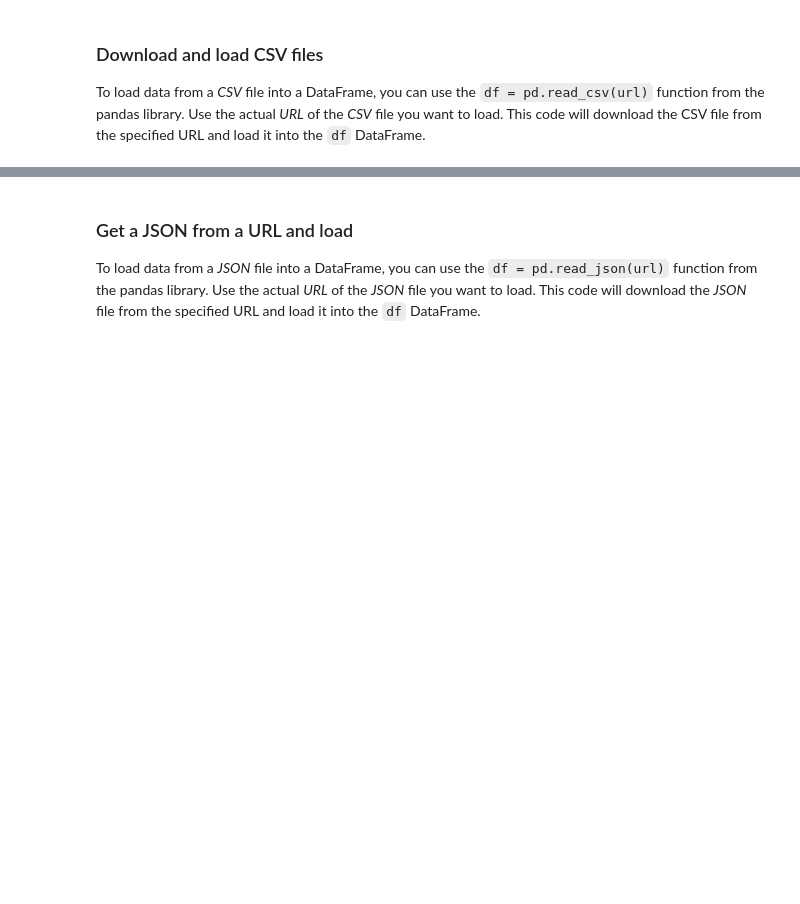
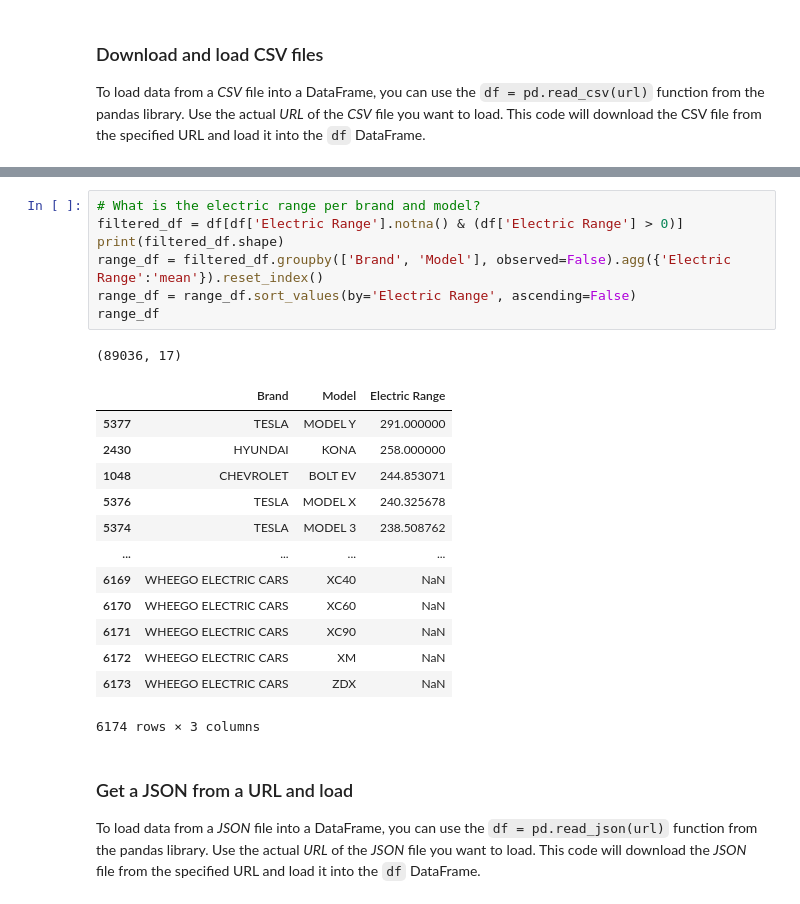
Before and after one commit to NicoG2023/Data_Science_Introduction, a Jupyter notebook: Classes/EDA-DataCleaning.ipynb, the cells around one changed output, grey strips where cells are left out. Drawn from its saved outputs; the diff is of its cells as text; blank space fills up the shorter version.

```diff
--- a/Classes/EDA-DataCleaning.ipynb
+++ b/Classes/EDA-DataCleaning.ipynb
@@ -27,3 +92,25 @@ df.head()
+# %%
+# What is the electric range per brand and model?
+filtered_df = df[df['Electric Range'].notna() & (df['Electric Range'] > 0)]
+print(filtered_df.shape)
+range_df = filtered_df.groupby(['Brand', 'Model'], observed=False).agg({'Electric Range':'mean'}).reset_index()
+range_df = range_df.sort_values(by='Electric Range', ascending=False)
+range_df
+# %% [output]
+(89036, 17)
+|  | Brand | Model | Electric Range |
+| 5377 | TESLA | MODEL Y | 291.000000 |
+| 2430 | HYUNDAI | KONA | 258.000000 |
+| 1048 | CHEVROLET | BOLT EV | 244.853071 |
+| 5376 | TESLA | MODEL X | 240.325678 |
+| 5374 | TESLA | MODEL 3 | 238.508762 |
+| ... | ... | ... | ... |
+| 6169 | WHEEGO ELECTRIC CARS | XC40 | NaN |
+| 6170 | WHEEGO ELECTRIC CARS | XC60 | NaN |
+| 6171 | WHEEGO ELECTRIC CARS | XC90 | NaN |
+| 6172 | WHEEGO ELECTRIC CARS | XM | NaN |
+| 6173 | WHEEGO ELECTRIC CARS | ZDX | NaN |
+6174 rows × 3 columns
 # %% [markdown]
 ### Get a JSON from a URL and load
 
```
Also changed, not shown: parts of 10 cells of this notebook, 10 other files.
